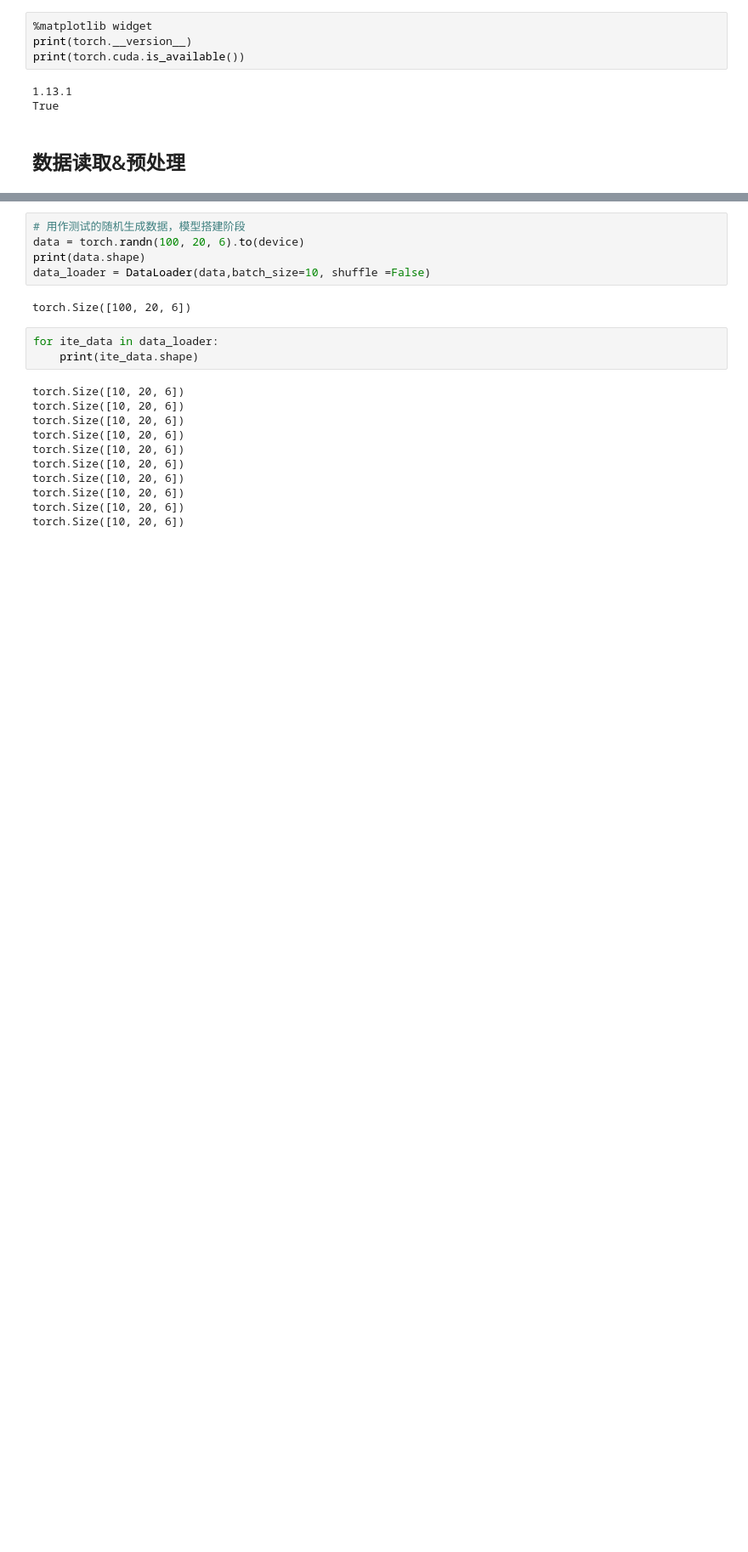
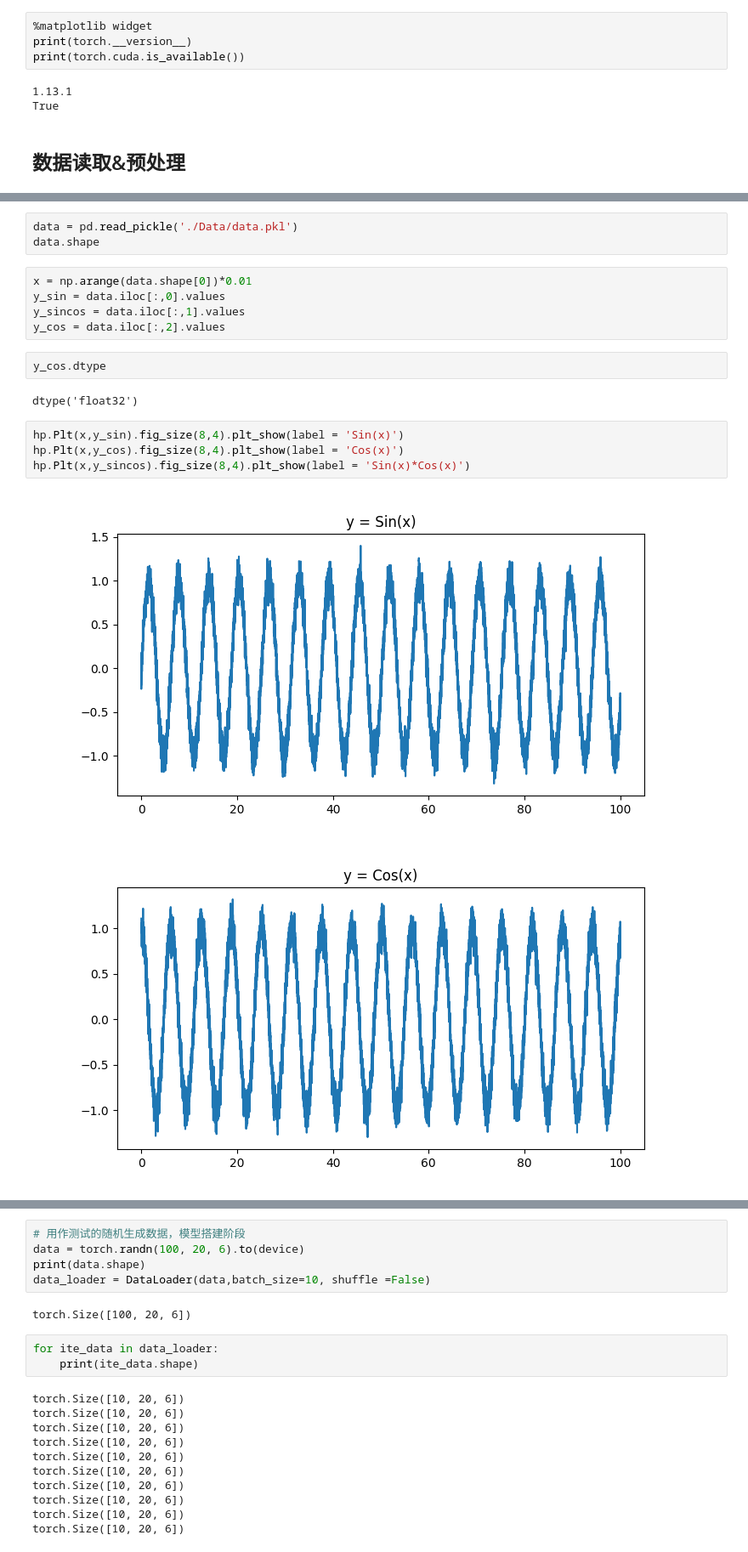
Before and after one commit to KindJinrong/Truncated-Time-LSTM, a Jupyter notebook: Lstm.ipynb, the cells around one changed output, grey strips where cells are left out. Shown at 85% size. Cells and saved outputs as stored; diff of their text form; blank space fills up the shorter version.

```diff
--- a/Lstm.ipynb
+++ b/Lstm.ipynb
@@ -26,0 +32,19 @@ bacth的 index  [[0,1,2,3,4],[25,26,27,28,29],[50,51,52,53,54],[75,76,77,78,79]]
+# %%
+data = pd.read_pickle('./Data/data.pkl')
+data.shape
+# %%
+x = np.arange(data.shape[0])*0.01
+y_sin = data.iloc[:,0].values
+y_sincos = data.iloc[:,1].values
+y_cos = data.iloc[:,2].values
+# %%
+y_cos.dtype
+# %% [output]
+dtype('float32')
+# %%
+hp.Plt(x,y_sin).fig_size(8,4).plt_show(label = 'Sin(x)')
+hp.Plt(x,y_cos).fig_size(8,4).plt_show(label = 'Cos(x)')
+hp.Plt(x,y_sincos).fig_size(8,4).plt_show(label = 'Sin(x)*Cos(x)')
+# %% [output]
+[figure, added]
+[figure, added]
```
Also changed, not shown: parts of 7 cells of this notebook, 3 other files.
